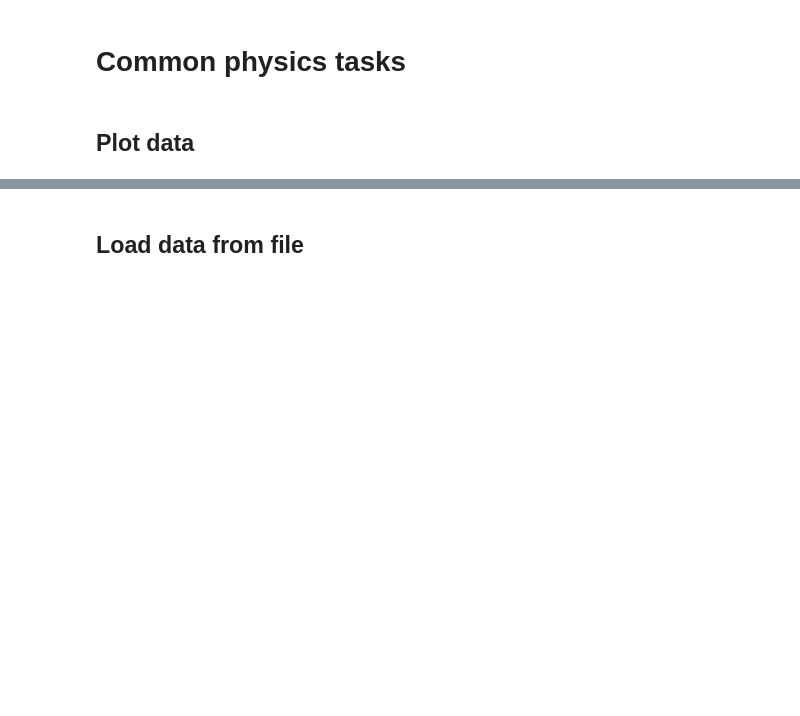
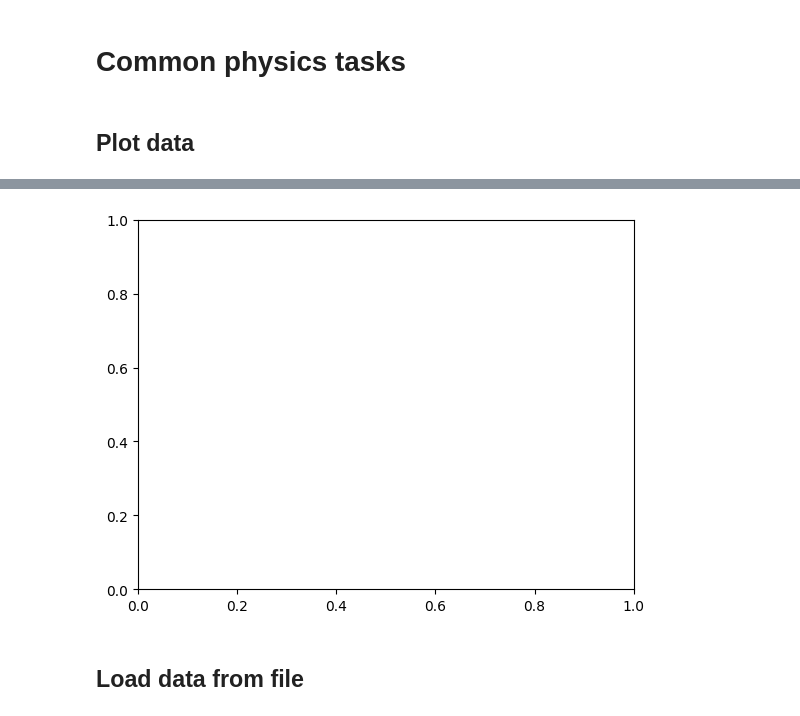
Before and after one commit to uon-sips/python-bootcamp, a Jupyter notebook: bootcamp.ipynb, the cells around one changed output, grey strips where cells are left out. Saved outputs shown, nothing was run; the diff lists cells and outputs as text; code cells hidden in the pictures; blank space fills up the shorter version.

```diff
--- a/bootcamp.ipynb
+++ b/bootcamp.ipynb
@@ -168,3 +201,7 @@ my_pkge.get_favourite_subject('lachlan')
+# %%
+fig, ax = plt.subplots()
+# %% [output]
+[figure, added]
 # %% [markdown]
 ## Load data from file
 # %% [markdown]
```
Also changed, not shown: parts of 9 cells of this notebook, 1 other file.
